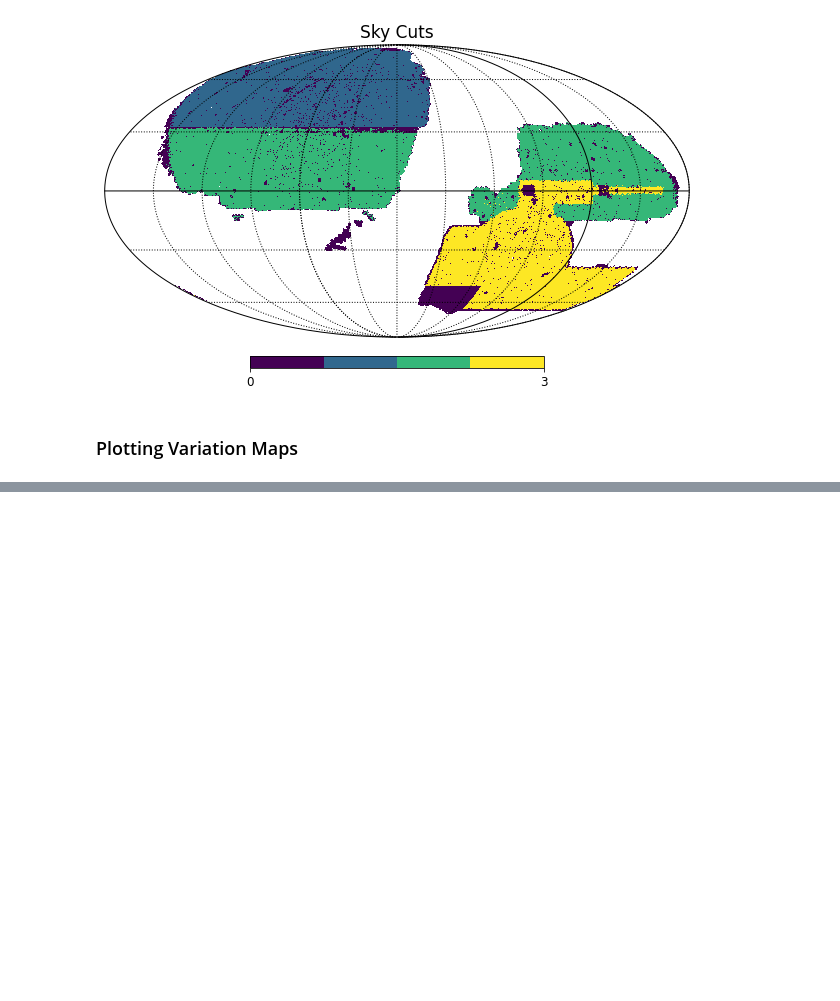
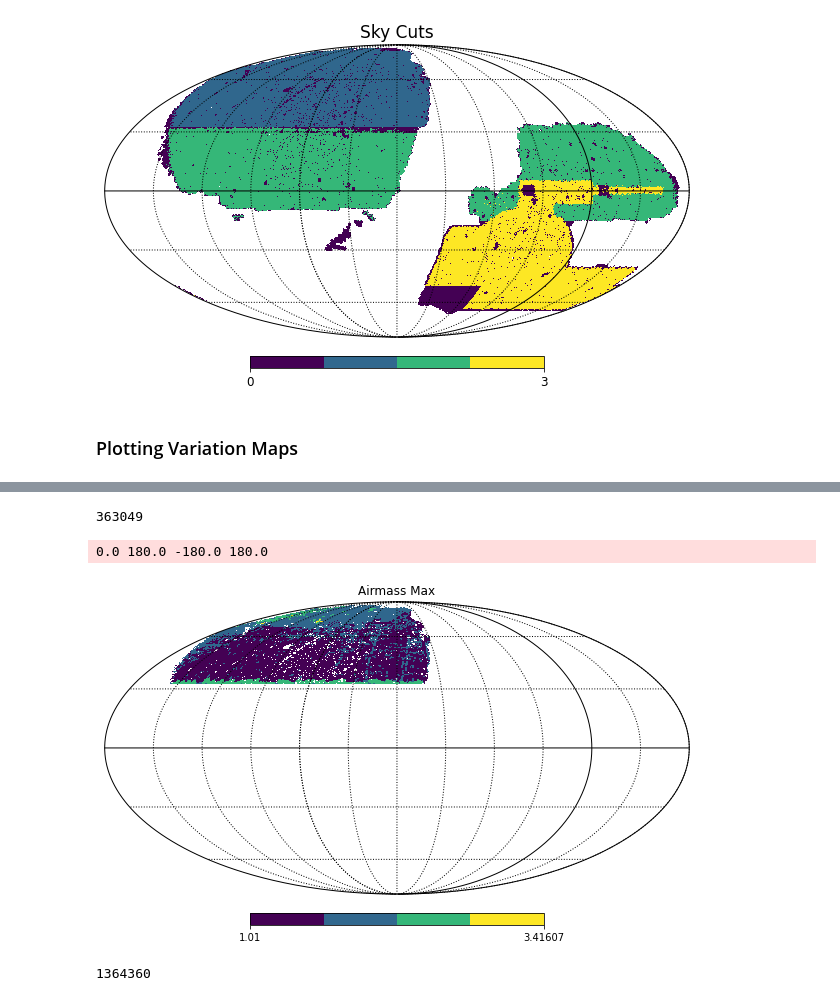
Before and after one commit to elleggert/astrostatistics, a Jupyter notebook: models/regression/paper_plots.ipynb, the cells around one changed output, grey strips where cells are left out. Cells and saved outputs as stored; diff of their text form; code cells hidden in the pictures; blank space fills up the shorter version.

```diff
--- a/models/regression/paper_plots.ipynb
+++ b/models/regression/paper_plots.ipynb
@@ -456,0 +520,20 @@ for i in range(15):
+# %%
+
+print(len(df_sys_geo_inc_n))
+hpmap = np.zeros(hp.nside2npix(512)) + hp.UNSEEN
+# Show ares that were retained after cleansing
+hpmap[df_sys_geo_inc_n['pixel_id']] = df_sys_geo_inc_n['airmass_max'].to_numpy()
+
+hp.mollview(hpmap, rot=120, badcolor='white', cmap=cm.get_cmap('viridis', 4), title="Airmass Max")
+hp.graticule()
+# %% [output]
+363049
+0.0 180.0 -180.0 180.0
+[figure, added]
+# %%
+df_sys = pd.concat((df_sys_geo_inc, df_sys_geo_inc_n), axis=0)
+df_total = df_total.merge(df_sys, how='inner', on='pixel_id')
+print(len(df_total))
+df_total.dropna(axis=0, inplace=True)
+# %% [output]
+1364360
```
Also changed, not shown: parts of 12 cells of this notebook, 2 other files.
